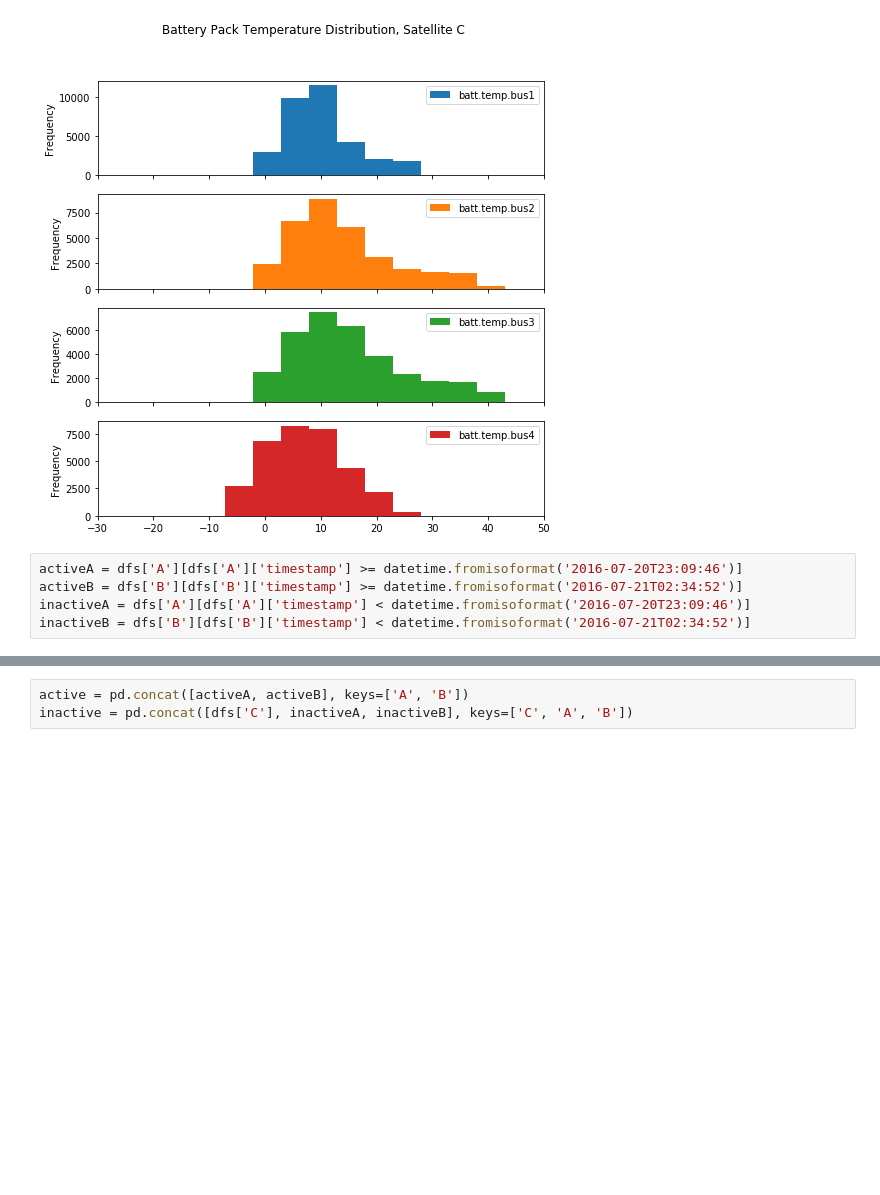
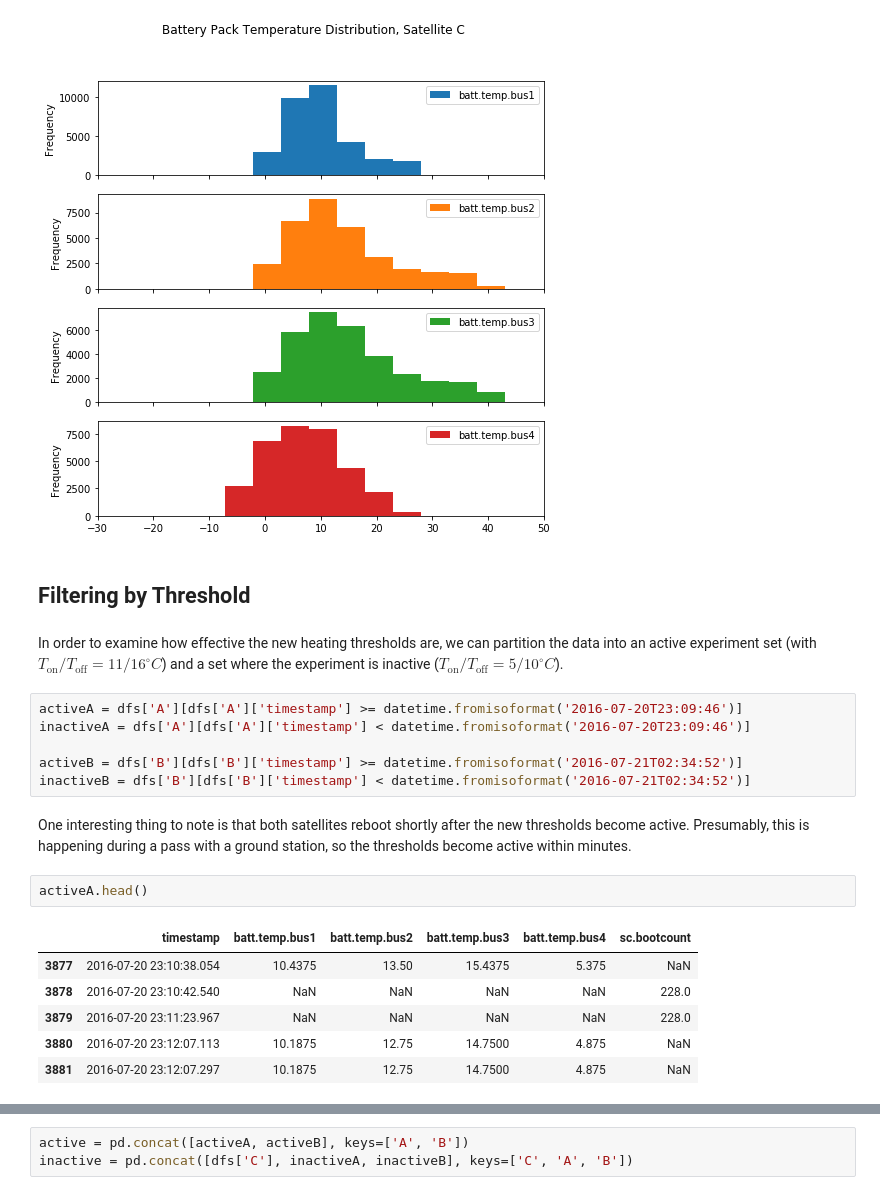
Before and after one commit to cullenself/battery_temp, a Jupyter notebook: Heater Thresholds.ipynb, the cells around one changed output, grey strips where cells are left out. Drawn from its saved outputs; the diff is of its cells as text; blank space fills up the shorter version.

```diff
--- a/Heater Thresholds.ipynb
+++ b/Heater Thresholds.ipynb
@@ -19,8 +37,24 @@ for sat in sorted(dfs.keys()):
 [figure]
 [figure]
 [figure]
+# %% [markdown]
+## Filtering by Threshold
+# %% [markdown]
+In order to examine how effective the new heating thresholds are, we can partition the data into an active experiment set (with $T_{\text{on}}/T_{\text{off}} = 11/16^\circ C$) and a set where the experiment is inactive ($T_{\text{on}}/T_{\text{off}} = 5/10^\circ C$).
 # %%
 activeA = dfs['A'][dfs['A']['timestamp'] >= datetime.fromisoformat('2016-07-20T23:09:46')]
+inactiveA = dfs['A'][dfs['A']['timestamp'] < datetime.fromisoformat('2016-07-20T23:09:46')]
+
 activeB = dfs['B'][dfs['B']['timestamp'] >= datetime.fromisoformat('2016-07-21T02:34:52')]
-inactiveA = dfs['A'][dfs['A']['timestamp'] < datetime.fromisoformat('2016-07-20T23:09:46')]
 inactiveB = dfs['B'][dfs['B']['timestamp'] < datetime.fromisoformat('2016-07-21T02:34:52')]
+# %% [markdown]
+One interesting thing to note is that both satellites reboot shortly after the new thresholds become active. Presumably, this is happening during a pass with a ground station, so the thresholds become active within minutes.
+# %%
+activeA.head()
+# %% [output]
+|  | timestamp | batt.temp.bus1 | batt.temp.bus2 | batt.temp.bus3 | batt.temp.bus4 | sc.bootcount |
+| 3877 | 2016-07-20 23:10:38.054 | 10.4375 | 13.50 | 15.4375 | 5.375 | NaN |
+| 3878 | 2016-07-20 23:10:42.540 | NaN | NaN | NaN | NaN | 228.0 |
+| 3879 | 2016-07-20 23:11:23.967 | NaN | NaN | NaN | NaN | 228.0 |
+| 3880 | 2016-07-20 23:12:07.113 | 10.1875 | 12.75 | 14.7500 | 4.875 | NaN |
+| 3881 | 2016-07-20 23:12:07.297 | 10.1875 | 12.75 | 14.7500 | 4.875 | NaN |
```
Also changed, not shown: parts of 13 cells of this notebook.
